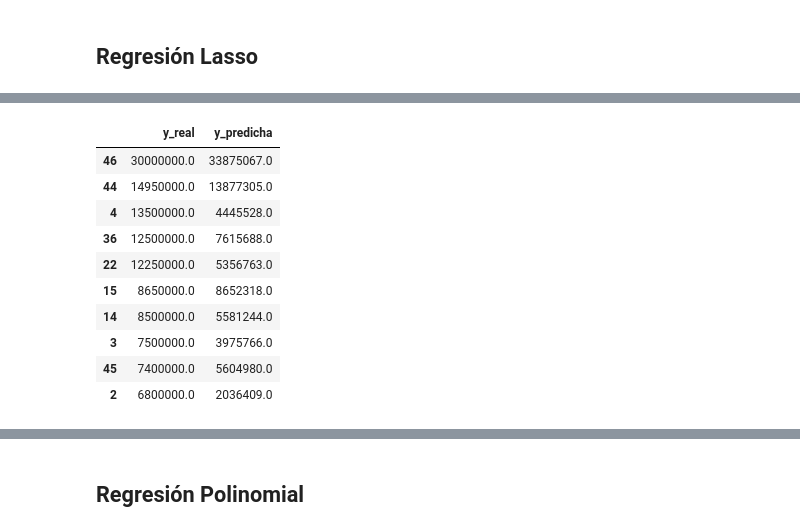
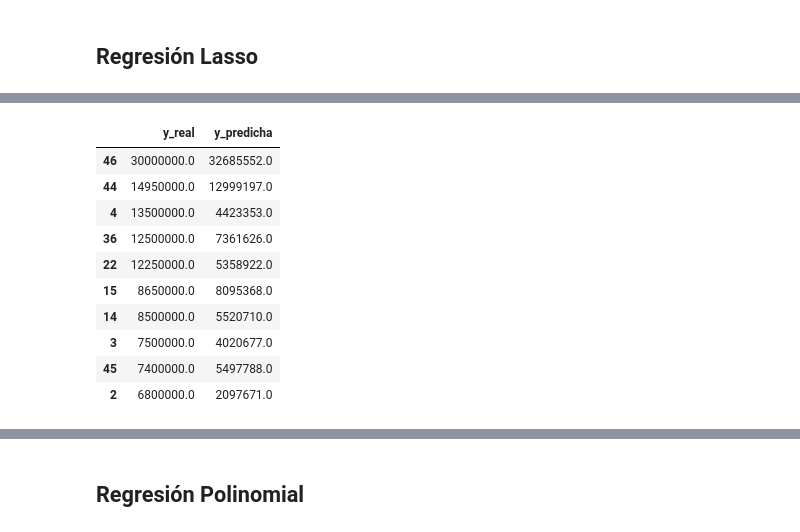
Before and after one commit to MarioRoFe/Prediccion-precios-inmobiliaria, a Jupyter notebook: notebooks/modelo.ipynb, the cells around one changed output, grey strips where cells are left out. Drawn from its saved outputs; the diff is of its cells as text; code cells hidden in the pictures.

```diff
--- a/notebooks/modelo.ipynb
+++ b/notebooks/modelo.ipynb
@@ -581,9 +592,9 @@ data["west"] = data["zip_code"].apply(asignacion_este_oeste,
                                       referencia=zocalo_oax_lon)
 # %%
 # Crear la columna location con base en las columnas north y west
-data["location"] = data.apply(group_zip_code, axis=1)
+data_fix_columns["location"] = data_fix_columns.apply(group_zip_code, axis=1)
 # %% [markdown]
 ## División de train y test
 # %%
 # Se eliminan las columnas que no se usarán para entrenar el modelo
-data = data.drop(columns=["zip_code", "north", "west"])
+data_clean = data_fix_columns.drop(columns=["zip_code", "north", "west"])
@@ -622,17 +624,0 @@ X_train_log, X_test_log, y_train_log, y_test_log = train_test_split(
-# %%
-# Se definene las variables predictoras y la variable objetivo
-y = data.price.values
-y = y.reshape(-1, 1) # Variable objettivo
-X = data.drop(columns="price") # Variables predictoras
-
-print(X.shape, y.shape)
-
-
-# Se dividen los datos en un set de enrenamiento y uno de prueba
-X_train, X_test, y_train, y_test = train_test_split(
-    X,
-    y,
-    train_size=0.80,
-    random_state=1234,
-    shuffle=True
-)
@@ -813,10 +814,12 @@ lineal_metrics
 ## Regresión Lasso
 # %%
 # Se entrena un modelo de regresión con penalizaciones sobre los coeficientes
-lasso_pipe = preprocesamiento_datos_creacion_pipeline(LassoCV(
-    alphas=np.logspace(-10, 1, 20),
-    cv=RepeatedKFold(n_splits=5, n_repeats=5))
-).fit(X=X_train_log, y=y_train_log.ravel())
+lasso_reg = LassoCV(
+    alphas=np.logspace(-3, 0.1, 20),
+    cv=RepeatedKFold(n_splits=5, n_repeats=5)
+)
+lasso_pipe = preprocesamiento_datos_creacion_pipeline(lasso_reg)
+_ = lasso_pipe.fit(X=X_train, y=y_train_log.ravel())
 # %%
 # Se guarda el modelo entrenado en una variable
 lasso_model = lasso_pipe.named_steps["model"]
@@ -841,27 +844,27 @@ categorical__location_se: 0.0
 categorical__location_sw: -0.0
 # %%
 # Valores observados vs predichos
-lasso_predict = lasso_pipe.predict(X_test_log)
+lasso_predict = lasso_pipe.predict(X_test)
 lasso_model_predictions = pd.DataFrame(
     {
     "y_real": np.exp(y_test_log.flatten()).round(3),
     "y_predicha": np.exp(lasso_predict.flatten()).round(0)
     }
 )
 
 lasso_model_predictions.sort_values(by="y_real", ascending=False).head(10)
 # %% [output]
 |  | y_real | y_predicha |
-| 46 | 30000000.0 | 33875067.0 |
-| 44 | 14950000.0 | 13877305.0 |
-| 4 | 13500000.0 | 4445528.0 |
-| 36 | 12500000.0 | 7615688.0 |
-| 22 | 12250000.0 | 5356763.0 |
-| 15 | 8650000.0 | 8652318.0 |
-| 14 | 8500000.0 | 5581244.0 |
-| 3 | 7500000.0 | 3975766.0 |
-| 45 | 7400000.0 | 5604980.0 |
-| 2 | 6800000.0 | 2036409.0 |
+| 46 | 30000000.0 | 32685552.0 |
+| 44 | 14950000.0 | 12999197.0 |
+| 4 | 13500000.0 | 4423353.0 |
+| 36 | 12500000.0 | 7361626.0 |
+| 22 | 12250000.0 | 5358922.0 |
+| 15 | 8650000.0 | 8095368.0 |
+| 14 | 8500000.0 | 5520710.0 |
+| 3 | 7500000.0 | 4020677.0 |
+| 45 | 7400000.0 | 5497788.0 |
+| 2 | 6800000.0 | 2097671.0 |
 # %%
 # Se muestra la relación entre los valores predichos y los valores reales
 ax = sns.regplot(data=lasso_model_predictions,
```
Also changed, not shown: parts of 51 cells of this notebook, 12 other files.
